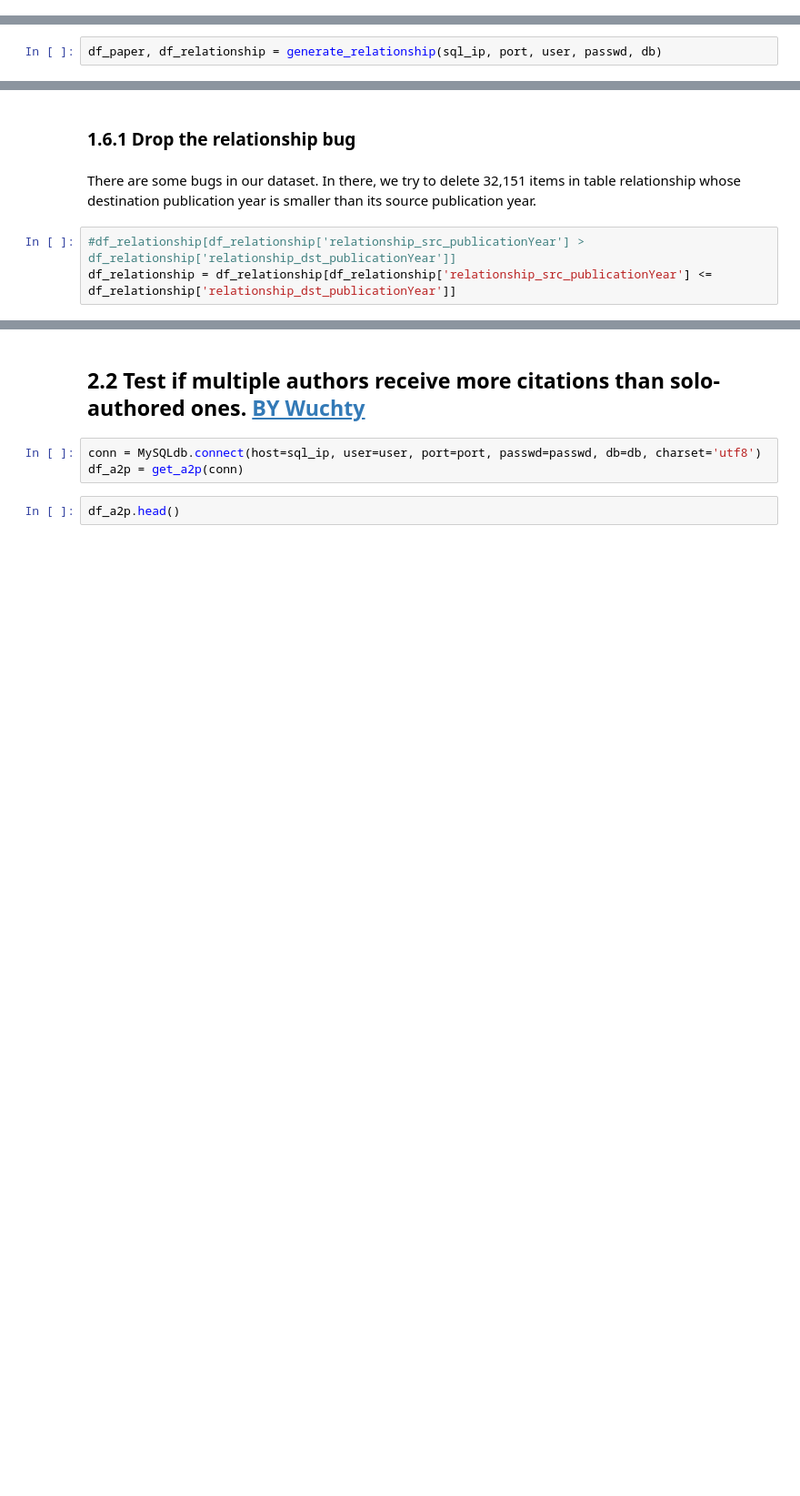
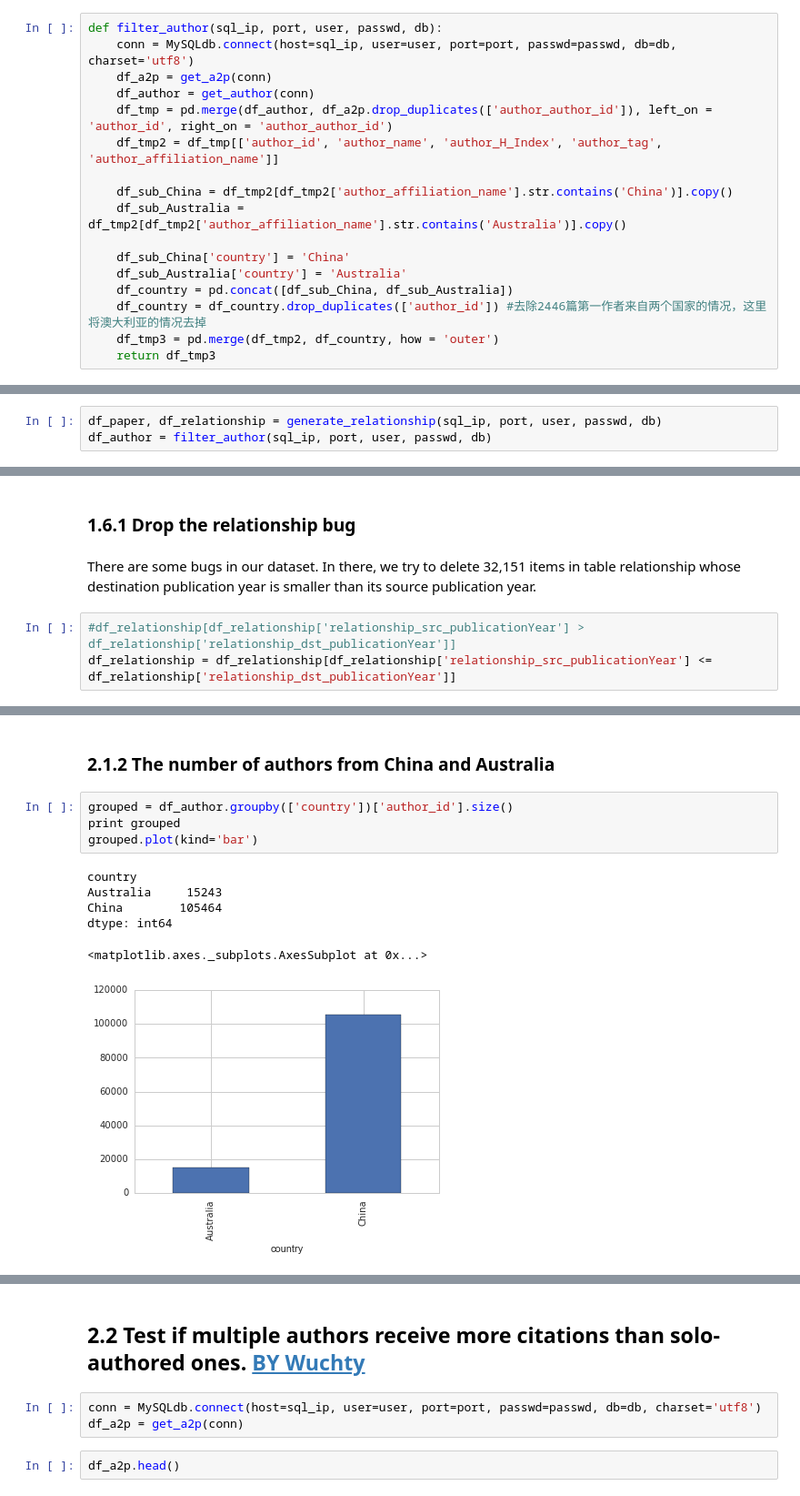
Before and after one commit to Jingfei-Han/citation_prediction, a Jupyter notebook: aminer_gai/myanalysis.ipynb, the cells around one changed output, grey strips where cells are left out. Shown at 91% size. Cells and saved outputs as stored; diff of their text form; blank space fills up the shorter version.

```diff
--- a/aminer_gai/myanalysis.ipynb
+++ b/aminer_gai/myanalysis.ipynb
@@ -53,3 +65,20 @@ def get_ccf(conn):
+# %%
+def filter_author(sql_ip, port, user, passwd, db):
+	conn = MySQLdb.connect(host=sql_ip, user=user, port=port, passwd=passwd, db=db, charset='utf8')
+	df_a2p = get_a2p(conn)
+	df_author = get_author(conn)
+	df_tmp = pd.merge(df_author, df_a2p.drop_duplicates(['author_author_id']), left_on = 'author_id', right_on = 'author_author_id')
+	df_tmp2 = df_tmp[['author_id', 'author_name', 'author_H_Index', 'author_tag', 'author_affiliation_name']]
+
+	df_sub_China = df_tmp2[df_tmp2['author_affiliation_name'].str.contains('China')].copy()
+	df_sub_Australia = df_tmp2[df_tmp2['author_affiliation_name'].str.contains('Australia')].copy()
+
+	df_sub_China['country'] = 'China'
+	df_sub_Australia['country'] = 'Australia'
+	df_country = pd.concat([df_sub_China, df_sub_Australia])
+	df_country = df_country.drop_duplicates(['author_id']) #去除2446篇第一作者来自两个国家的情况，这里将澳大利亚的情况去掉
+	df_tmp3 = pd.merge(df_tmp2, df_country, how = 'outer')
+	return df_tmp3
 # %%
 def generate_relationship(sql_ip, port, user, passwd, db):
 	#根据数据库信息， 返回df_relationship，其中包含源和目的的发表年份、标签、最大H因子、第一作者所属国家
@@ -135,3 +164,4 @@ db = "aminer_gai"
 ## 1.5 Create DataFrames
 # %%
 df_paper, df_relationship = generate_relationship(sql_ip, port, user, passwd, db)
+df_author = filter_author(sql_ip, port, user, passwd, db)
@@ -179 +235,14 @@ df_relationship = df_relationship[df_relationship['relationship_src_publicationY
+# %% [markdown]
+### 2.1.2 The number of authors from China and Australia
+# %%
+grouped = df_author.groupby(['country'])['author_id'].size()
+print grouped
+grouped.plot(kind='bar')
+# %% [output]
+country
+Australia     15243
+China        105464
+dtype: int64
+<matplotlib.axes._subplots.AxesSubplot at 0x...>
+[figure, added]
 # %% [markdown]
```
Also changed, not shown: parts of 70 cells of this notebook, 2 other files.
